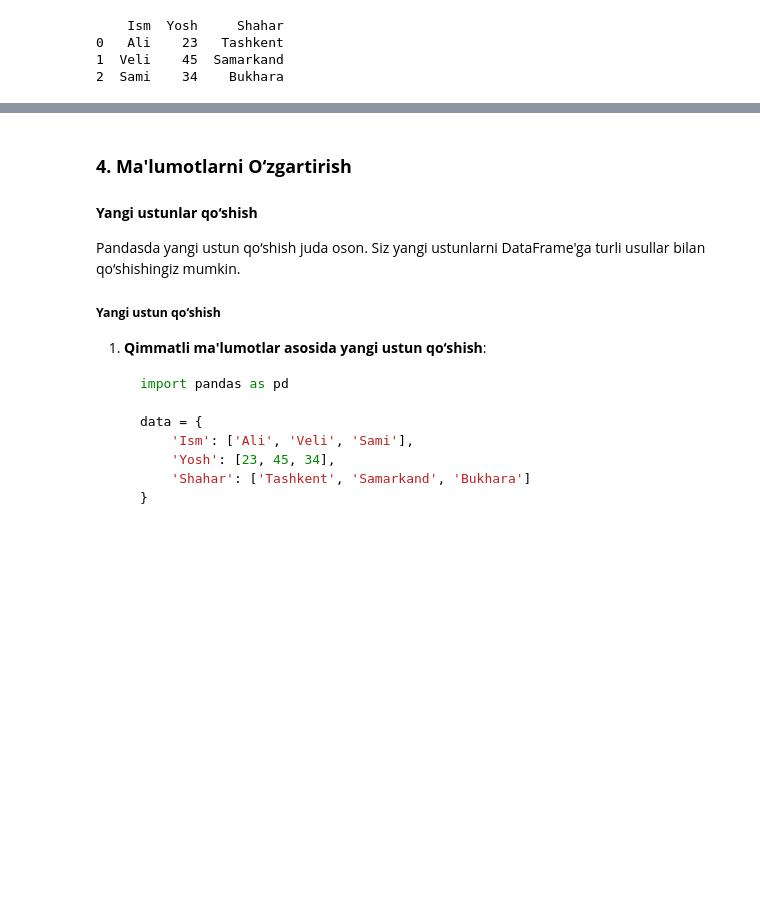
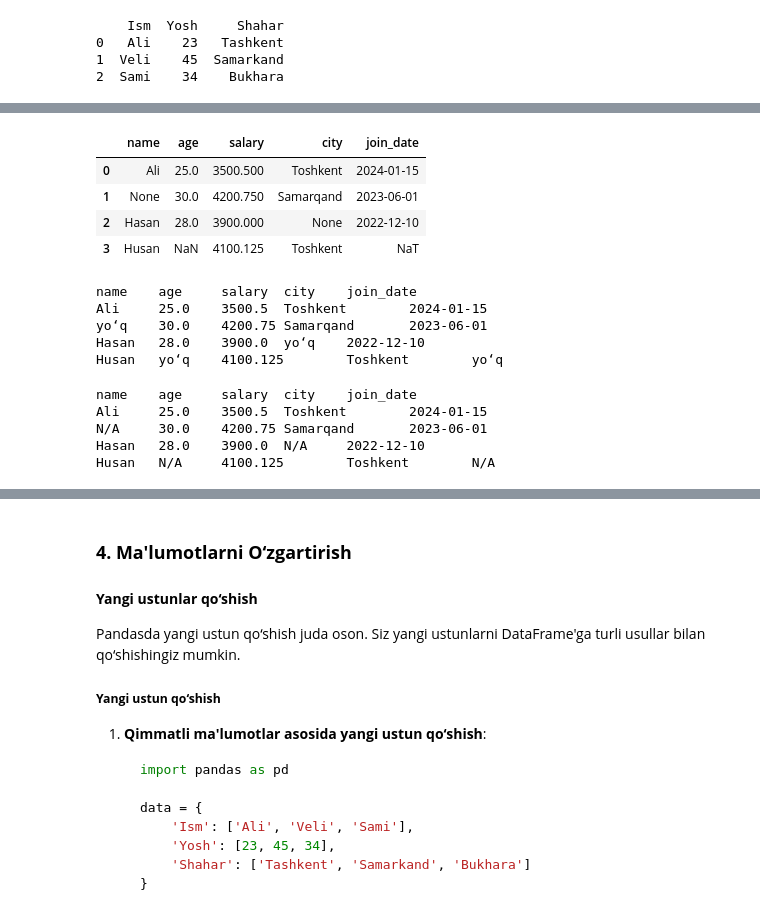
Before and after one commit to qwerty291996/2025-2026, a Jupyter notebook: Dars materiallari 2025-2026/Sun'iy intellekt asoslari 2025-2026/5.2 NumPy va Pandas bilan ma’lumotlarni qayta ishlash/Pandas.ipynb, the cells around one changed output, grey strips where cells are left out. Saved outputs shown, nothing was run; the diff lists cells and outputs as text; code cells hidden in the pictures; blank space fills up the shorter version.

```diff
--- a/Dars materiallari 2025-2026/Sun'iy intellekt asoslari 2025-2026/5.2 NumPy va Pandas bilan ma’lumotlarni qayta ishlash/Pandas.ipynb
+++ b/Dars materiallari 2025-2026/Sun'iy intellekt asoslari 2025-2026/5.2 NumPy va Pandas bilan ma’lumotlarni qayta ishlash/Pandas.ipynb
@@ -531,0 +615,38 @@ Pandasda **ma'lumotlarni tanlash** va **filtrlash** juda qulay. Quyidagi misolla
+# %%
+data = {
+    "name": ["Ali", None, "Hasan", "Husan"],
+    "age": [25, 30, 28, np.nan],
+    "salary": [3500.5, 4200.75, 3900.0, 4100.125],
+    "city": ["Toshkent", "Samarqand", None, "Toshkent"],
+    "join_date": pd.to_datetime(["2024-01-15", "2023-06-01", "2022-12-10", None])
+}
+
+df = pd.DataFrame(data)
+df
+# %% [output]
+|  | name | age | salary | city | join_date |
+| 0 | Ali | 25.0 | 3500.500 | Toshkent | 2024-01-15 |
+| 1 | None | 30.0 | 4200.750 | Samarqand | 2023-06-01 |
+| 2 | Hasan | 28.0 | 3900.000 | None | 2022-12-10 |
+| 3 | Husan | NaN | 4100.125 | Toshkent | NaT |
+# %%
+# 1. Bo'sh qiymatlar o'rniga 'yo'q' yozish
+csv_matn = df.to_csv(None, sep='\t', index=False, na_rep='yo‘q')
+print(csv_matn)
+# %% [output]
+name    age     salary  city    join_date
+Ali     25.0    3500.5  Toshkent        2024-01-15
+yo‘q    30.0    4200.75 Samarqand       2023-06-01
+Hasan   28.0    3900.0  yo‘q    2022-12-10
+Husan   yo‘q    4100.125        Toshkent        yo‘q
+# %%
+# 2. Bo'sh qiymatlar o'rniga 'N/A' yozish
+
+csv_matn = df.to_csv(None, sep='\t', index=False, na_rep='N/A')
+print(csv_matn)
+# %% [output]
+name    age     salary  city    join_date
+Ali     25.0    3500.5  Toshkent        2024-01-15
+N/A     30.0    4200.75 Samarqand       2023-06-01
+Hasan   28.0    3900.0  N/A     2022-12-10
+Husan   N/A     4100.125        Toshkent        N/A
```
Also changed, not shown: parts of 68 cells of this notebook, 9 other files.
